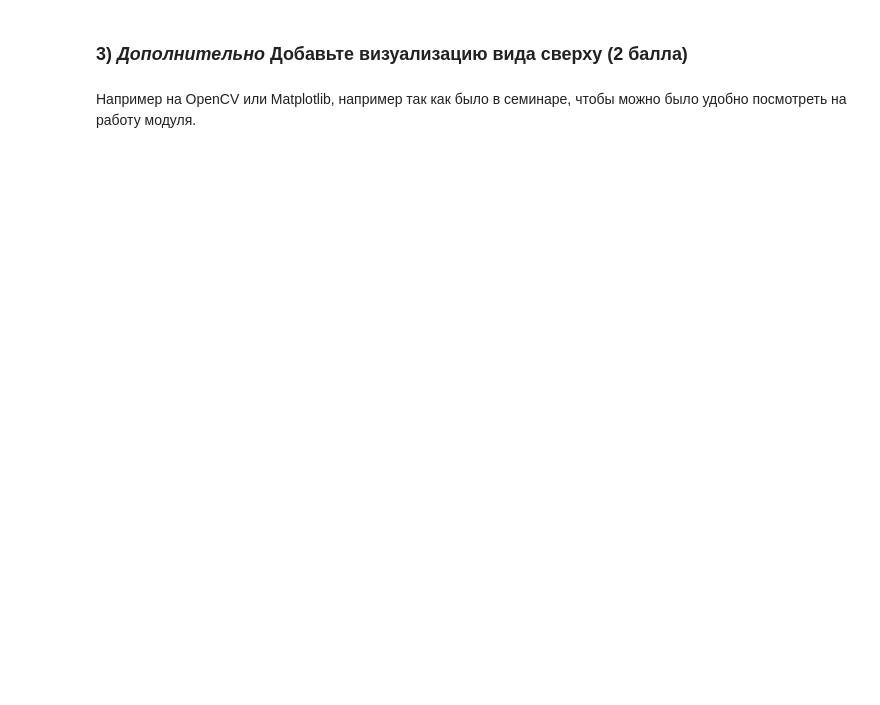
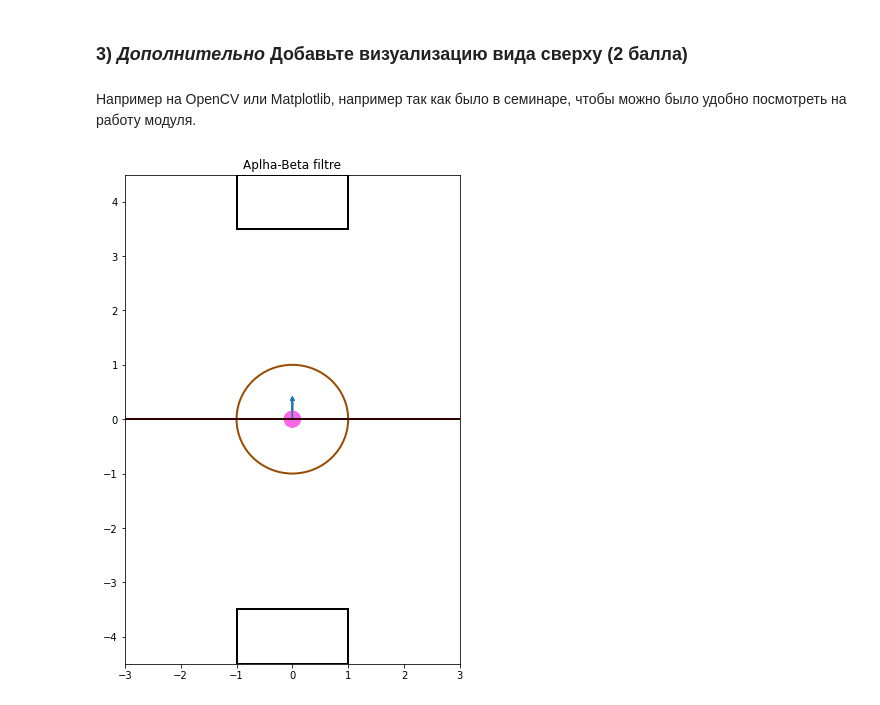
Before and after one commit to kulaginv/cvr_course, a Jupyter notebook: notebooks/localization_hw8.ipynb, the cells around one changed output. Saved outputs shown, nothing was run; the diff lists cells and outputs as text; code cells hidden in the pictures; blank space fills up the shorter version.

```diff
--- a/notebooks/localization_hw8.ipynb
+++ b/notebooks/localization_hw8.ipynb
@@ -115,4 +147,39 @@ class Field:
   def __init__(self, field_param):
     self.field = field_param
     self.w_width = field_param['main_rectangle'][0][0]
-    self.w_lenght = field_param['main_rectangle'][0][0]
+    self.w_lenght = field_param['main_rectangle'][0][1]
+# %%
+import matplotlib.pylab as plt
+import math
+field = Field(parfield)
+def visualistion(robot, apr=True, factor=7):
+  plt.figure("Robot coordinates", figsize=(field.w_width, field.w_lenght))
+  plt.title('Aplha-Beta filtre')
+
+  grid = [-field.w_width/2.0, field.w_width/2.0, -field.w_lenght/2.0, field.w_lenght/2.0]
+  ax = plt.axis(grid)
+
+  for el in field.field:
+    if el == 'circles':
+      for circle in field.field['circles']:
+        plot_circle = plt.Circle((circle[0], circle[1]), circle[2], linewidth=2, fill=False, edgecolor='#994c00')
+        plt.gca().add_patch(plot_circle)
+    if el == 'lines':
+      for line in field.field['lines']:
+        plot_line = plt.Line2D(line[0], line[1], linewidth=2, linestyle='-', color='#330000')
+        plt.gca().add_line(plot_line)
+    if el == 'rectangles':
+      for rectangle in field.field['rectangles']:
+        rect = plt.Rectangle(rectangle[0], rectangle[1], rectangle[2], linewidth=2, linestyle='-', fill=False)
+        plt.gca().add_patch(rect)
+
+    if apr != False:
+      circle = plt.Circle((robot.y, robot.x), 1./factor, facecolor='#FF66E9', edgecolor='#FF66E9')
+      plt.gca().add_patch(circle)
+
+      arrow = plt.Arrow(robot.y, robot.x, 3*math.sin(robot.ang)/factor, 3*math.cos(robot.ang)/factor, width=1/factor)
+      plt.gca().add_patch(arrow)
+# %%
+visualistion(Robot(0.0,0.0,0.0))
+# %% [output]
+[figure, added]
```
Also changed, not shown: parts of 11 cells of this notebook.
